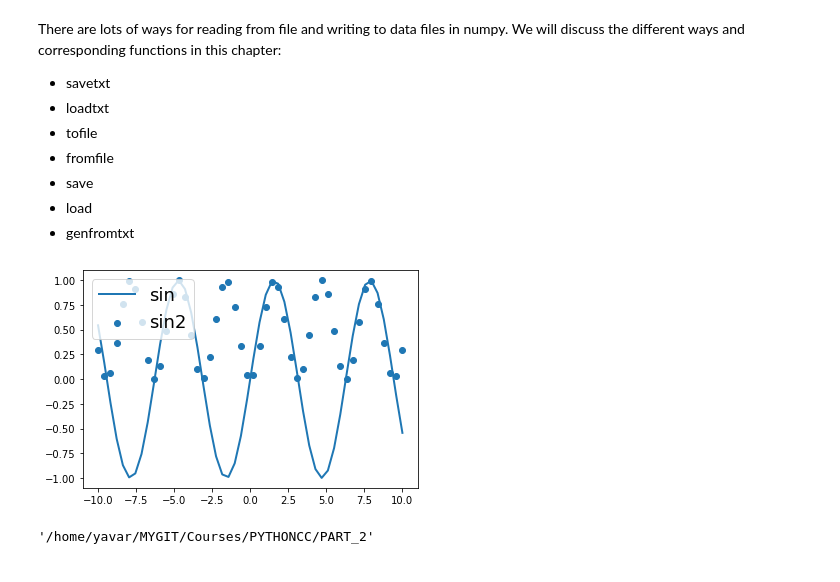
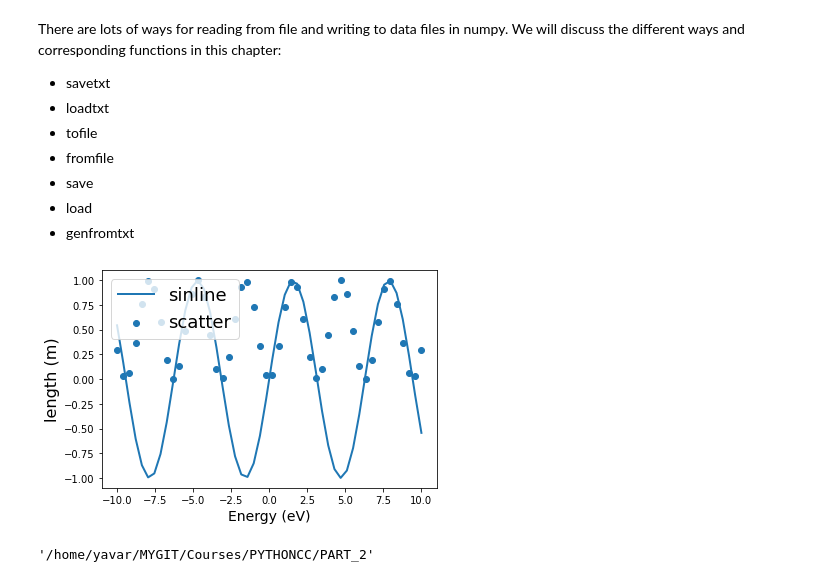
Before and after one commit to Yavar-Azar/Courses, a Jupyter notebook: PYTHONCC/PART_2/day2.ipynb, the cells around one changed output. Drawn from its saved outputs; the diff is of its cells as text; code cells hidden in the pictures.

```diff
--- a/PYTHONCC/PART_2/day2.ipynb
+++ b/PYTHONCC/PART_2/day2.ipynb
@@ -425,24 +483,27 @@ There are lots of ways for reading from file and writing to data files in numpy.
 # %%
 import numpy as np
 
 import matplotlib.pyplot as plt
 
 x = np.linspace(-10, 10)
 
 y = np.sin(x)
 
 
-plt.plot(x, y  , lw = 2, label = "sin")
+plt.plot(x, y  , lw = 2, label = "sinline")
 
-plt.scatter(x , y**2 ,label = "sin2")
+plt.scatter(x , y**2 ,label = "scatter")
 
+
+plt.xlabel("Energy (eV)", fontsize=14)
+plt.ylabel("length (m)", fontsize=16)
 plt.legend(loc=2, fontsize= 18)
 
 plt.savefig("myfig1.png", dpi=300)
 plt.savefig("myfig1.pdf", dpi=300)
 plt.savefig("myfig1.svg", dpi=300)
 # %% [output]
-[figure, old version]
+[figure, new version]
 # %%
 pwd
 # %% [output]
```
Also changed, not shown: parts of 12 cells of this notebook, 49 other files.
